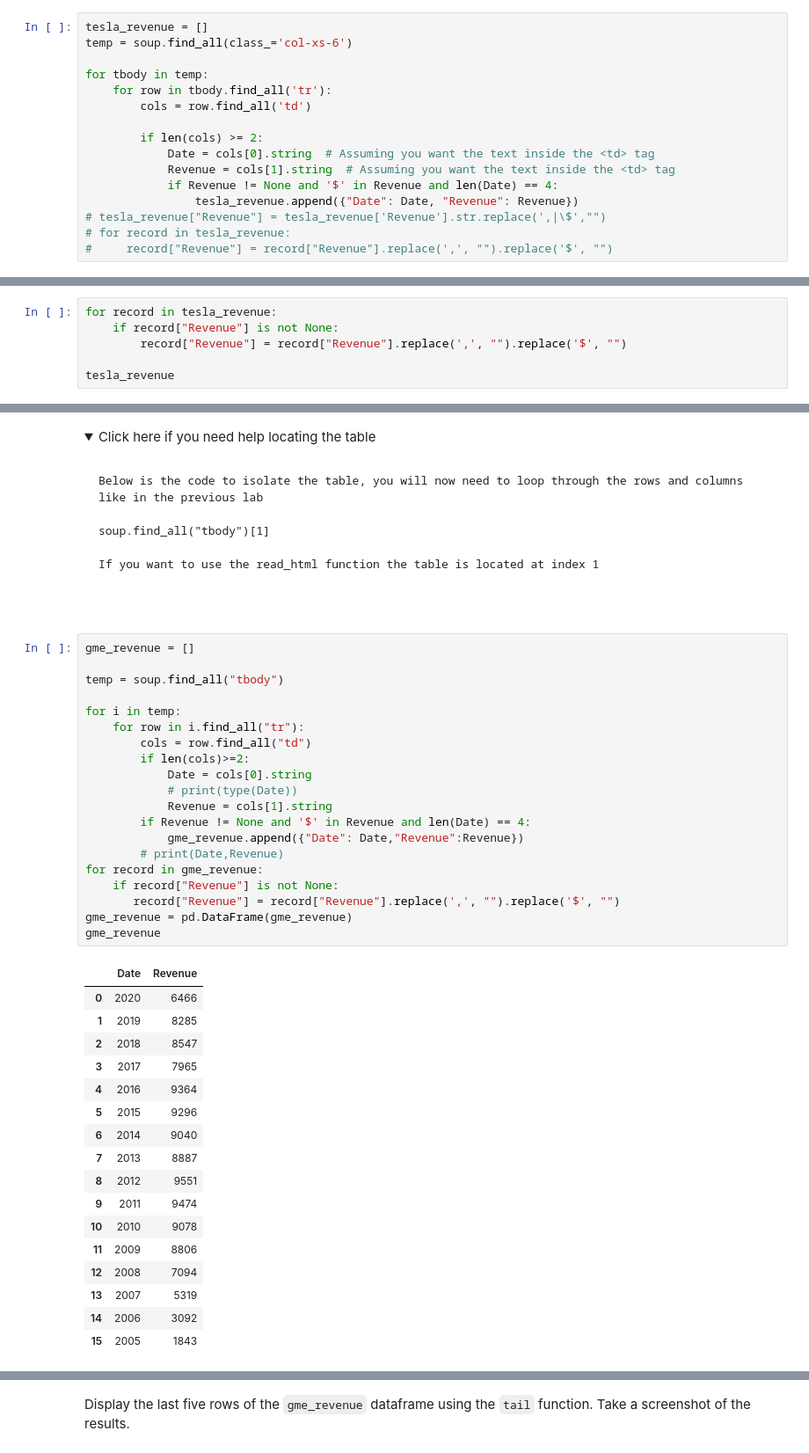
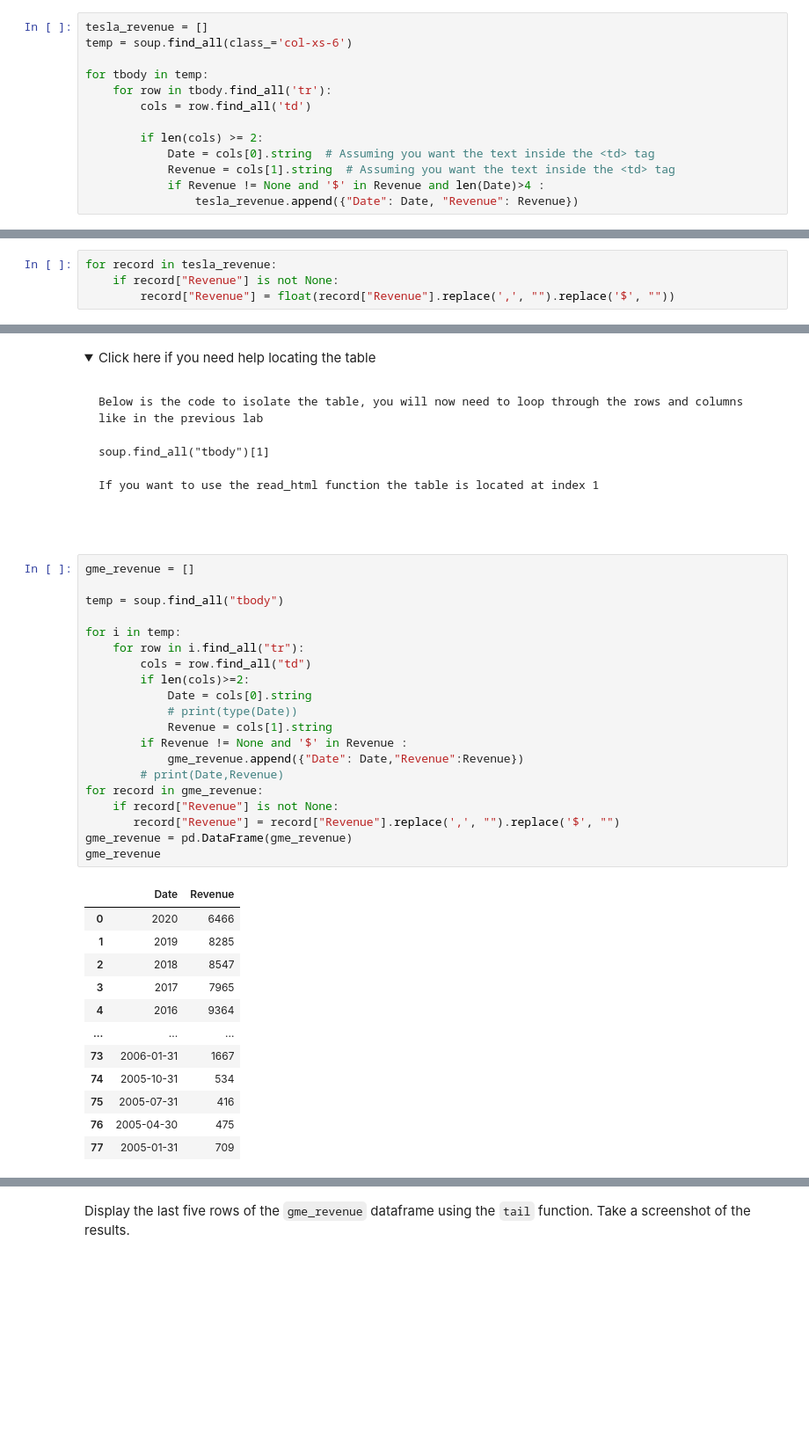
Before and after one commit to inasfarras/Analyzing-Historical-Stock-Revenue-Data-and-Building-a-Dashboard, a Jupyter notebook: Analyzing Historical StockRevenue Data and Building a Dashboard.ipynb, the cells around one changed output, grey strips where cells are left out. Shown at 88% size. Cells and saved outputs as stored; diff of their text form; folded sections open; blank space fills up the shorter version.

```diff
--- a/Analyzing Historical StockRevenue Data and Building a Dashboard.ipynb
+++ b/Analyzing Historical StockRevenue Data and Building a Dashboard.ipynb
@@ -149,16 +149,11 @@ for tbody in temp:
         if len(cols) >= 2:
             Date = cols[0].string  # Assuming you want the text inside the <td> tag
             Revenue = cols[1].string  # Assuming you want the text inside the <td> tag
-            if Revenue != None and '$' in Revenue and len(Date) == 4:
+            if Revenue != None and '$' in Revenue and len(Date)>4 :
                 tesla_revenue.append({"Date": Date, "Revenue": Revenue})
-# tesla_revenue["Revenue"] = tesla_revenue['Revenue'].str.replace(',|\$',"")
-# for record in tesla_revenue:
-#     record["Revenue"] = record["Revenue"].replace(',', "").replace('$', "")
 # %% [markdown]
 Execute the following line to remove the comma and dollar sign from the `Revenue` column.
 # %%
 for record in tesla_revenue:
     if record["Revenue"] is not None:
-        record["Revenue"] = record["Revenue"].replace(',', "").replace('$', "")
-
-tesla_revenue
+        record["Revenue"] = float(record["Revenue"].replace(',', "").replace('$', ""))
@@ -265,38 +231,33 @@ If you want to use the read_html function the table is located at index 1
 # %%
 gme_revenue = []
 
 temp = soup.find_all("tbody")
 
 for i in temp:
     for row in i.find_all("tr"):
         cols = row.find_all("td")
         if len(cols)>=2:
             Date = cols[0].string
             # print(type(Date))
             Revenue = cols[1].string
-        if Revenue != None and '$' in Revenue and len(Date) == 4:
+        if Revenue != None and '$' in Revenue :
             gme_revenue.append({"Date": Date,"Revenue":Revenue})
         # print(Date,Revenue)
 for record in gme_revenue:
     if record["Revenue"] is not None:
        record["Revenue"] = record["Revenue"].replace(',', "").replace('$', "")
 gme_revenue = pd.DataFrame(gme_revenue)
 gme_revenue
 # %% [output]
 |  | Date | Revenue |
 | 0 | 2020 | 6466 |
 | 1 | 2019 | 8285 |
 | 2 | 2018 | 8547 |
 | 3 | 2017 | 7965 |
 | 4 | 2016 | 9364 |
-| 5 | 2015 | 9296 |
-| 6 | 2014 | 9040 |
-| 7 | 2013 | 8887 |
-| 8 | 2012 | 9551 |
-| 9 | 2011 | 9474 |
-| 10 | 2010 | 9078 |
-| 11 | 2009 | 8806 |
-| 12 | 2008 | 7094 |
-| 13 | 2007 | 5319 |
-| 14 | 2006 | 3092 |
-| 15 | 2005 | 1843 |
+| ... | ... | ... |
+| 73 | 2006-01-31 | 1667 |
+| 74 | 2005-10-31 | 534 |
+| 75 | 2005-07-31 | 416 |
+| 76 | 2005-04-30 | 475 |
+| 77 | 2005-01-31 | 709 |
```
Also changed, not shown: parts of 16 cells of this notebook.
